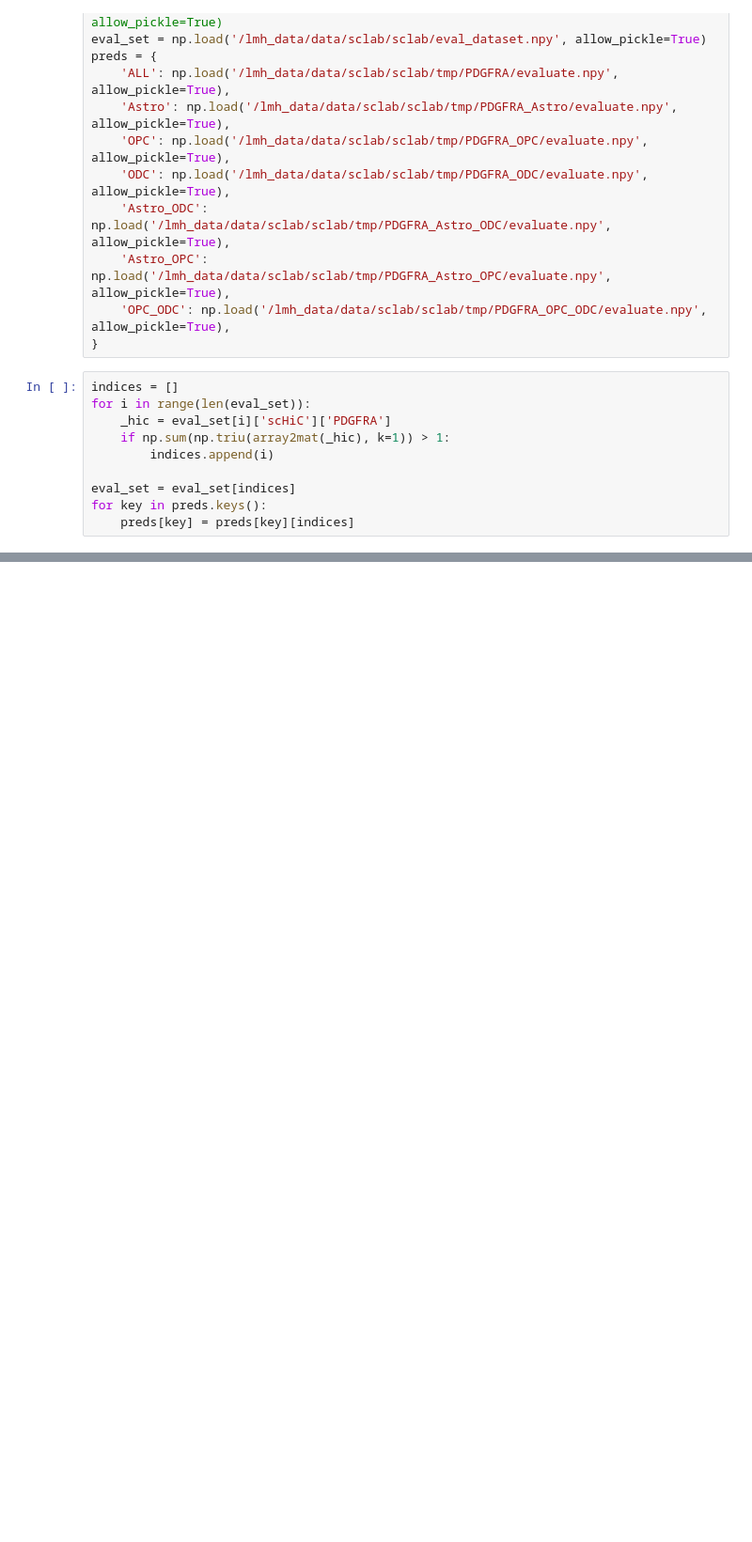
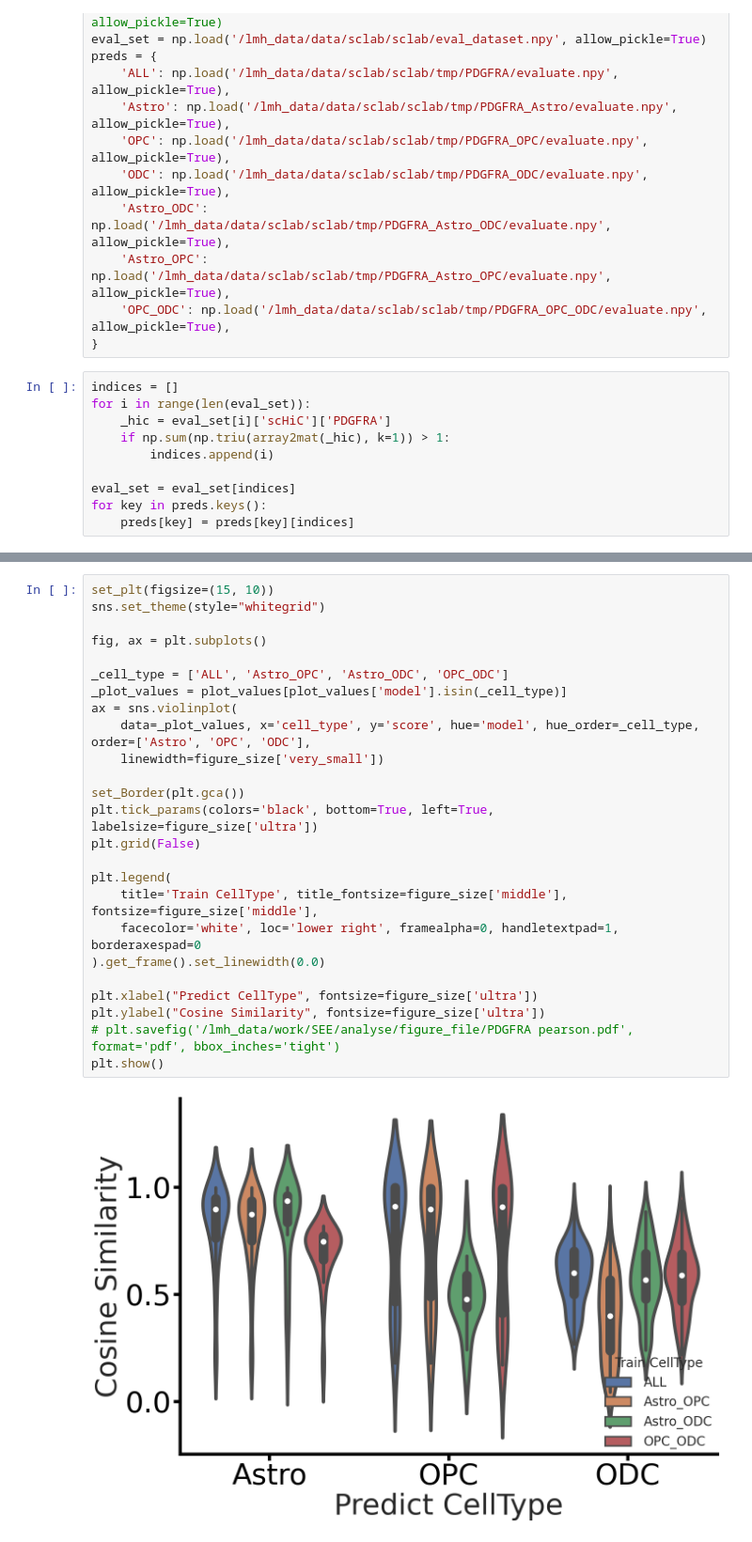
Before and after one commit to 4dglab/SEE, a Jupyter notebook: analyse/quality/PDGFRA_generalization.ipynb, the cells around one changed output, grey strips where cells are left out. Shown at 94% size. Cells and saved outputs as stored; diff of their text form; blank space fills up the shorter version.

```diff
--- a/analyse/quality/PDGFRA_generalization.ipynb
+++ b/analyse/quality/PDGFRA_generalization.ipynb
@@ -101,0 +151,27 @@ plt.show()
+# %%
+set_plt(figsize=(15, 10))
+sns.set_theme(style="whitegrid")
+
+fig, ax = plt.subplots()
+
+_cell_type = ['ALL', 'Astro_OPC', 'Astro_ODC', 'OPC_ODC']
+_plot_values = plot_values[plot_values['model'].isin(_cell_type)]
+ax = sns.violinplot(
+    data=_plot_values, x='cell_type', y='score', hue='model', hue_order=_cell_type, order=['Astro', 'OPC', 'ODC'],
+    linewidth=figure_size['very_small'])
+
+set_Border(plt.gca())
+plt.tick_params(colors='black', bottom=True, left=True, labelsize=figure_size['ultra'])
+plt.grid(False)
+
+plt.legend(
+    title='Train CellType', title_fontsize=figure_size['middle'], fontsize=figure_size['middle'],
+    facecolor='white', loc='lower right', framealpha=0, handletextpad=1, borderaxespad=0
+).get_frame().set_linewidth(0.0)
+
+plt.xlabel("Predict CellType", fontsize=figure_size['ultra'])
+plt.ylabel("Cosine Similarity", fontsize=figure_size['ultra'])
+# plt.savefig('/lmh_data/work/SEE/analyse/figure_file/PDGFRA pearson.pdf', format='pdf', bbox_inches='tight')
+plt.show()
+# %% [output]
+[figure, added]
```
Also changed, not shown: parts of 4 cells of this notebook, 8 other files.
